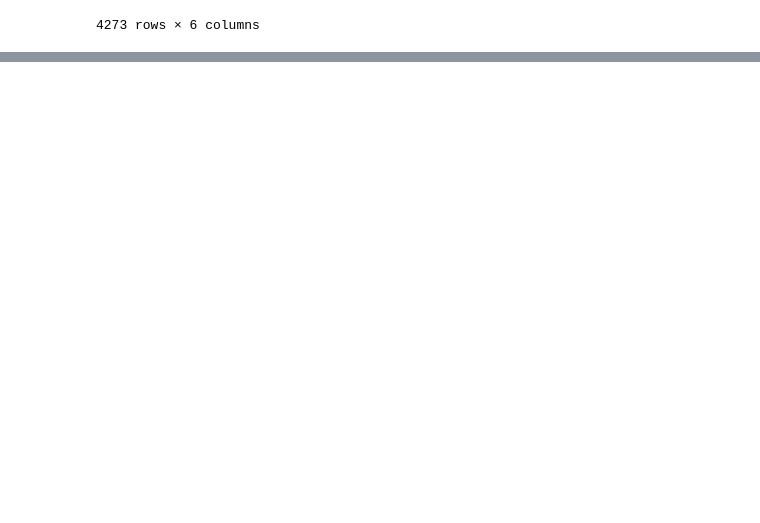
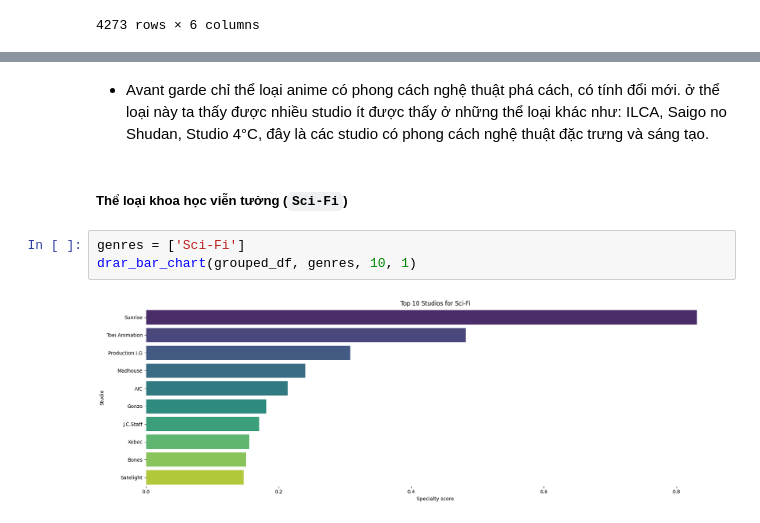
Before and after one commit to MinhHung7/Final_Project_DataScienceProgramming, a Jupyter notebook: studio_genre_specialty.ipynb, the cells around one changed output, grey strips where cells are left out. Drawn from its saved outputs; the diff is of its cells as text; blank space fills up the shorter version.

```diff
--- a/studio_genre_specialty.ipynb
+++ b/studio_genre_specialty.ipynb
@@ -368,0 +330,9 @@ Nhận xét:
+# %% [markdown]
+- Avant garde chỉ thể loại anime có phong cách nghệ thuật phá cách, có tính đổi mới. ở thể loại này ta thấy được nhiều studio ít được thấy ở những thể loại khác như: ILCA, Saigo no Shudan, Studio 4°C, đây là các studio có phong cách nghệ thuật đặc trưng và sáng tạo.
+# %% [markdown]
+##### Thể loại khoa học viễn tưởng (`Sci-Fi`)
+# %%
+genres = ['Sci-Fi']
+drar_bar_chart(grouped_df, genres, 10, 1)
+# %% [output]
+[figure, added]
```
Also changed, not shown: parts of 38 cells of this notebook.
